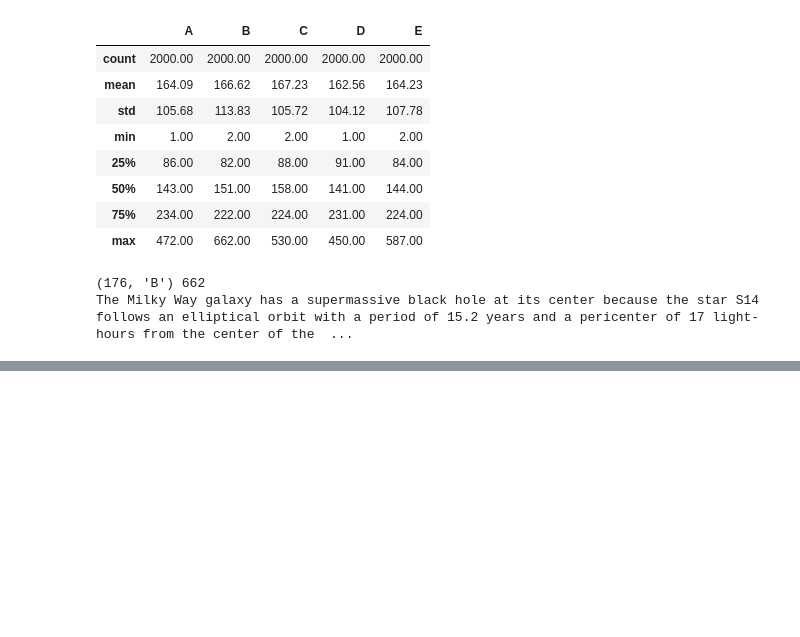
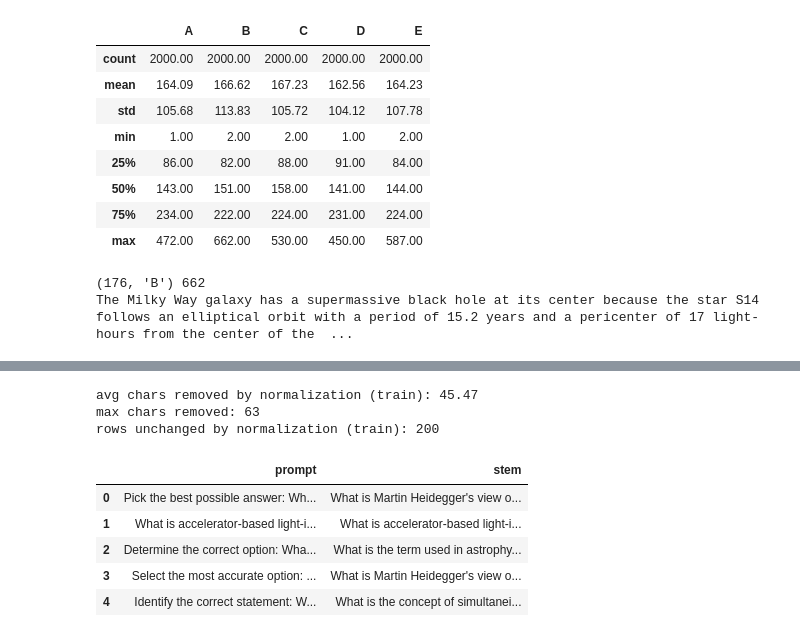
Before and after one commit to 23f2001849/dl-genai-t22026-23f2001849, a Jupyter notebook: notebooks/m1_eda.ipynb, the cells around one changed output, grey strips where cells are left out. Cells and saved outputs as stored; diff of their text form; code cells hidden in the pictures; blank space fills up the shorter version.

```diff
--- a/notebooks/m1_eda.ipynb
+++ b/notebooks/m1_eda.ipynb
@@ -78,0 +165,19 @@ The Milky Way galaxy has a supermassive black hole at its center because the sta
+# %%
+# attach normalized_stem column to train and test
+train["stem"] = train["prompt"].apply(normalize_stem)
+test["stem"] = test["prompt"].apply(normalize_stem)
+deltas = train["prompt"].str.len() - train["stem"].str.len()
+print("avg chars removed by normalization (train):", round(deltas.mean(), 2))
+print("max chars removed:", int(deltas.max()))
+print("rows unchanged by normalization (train):", int((deltas == 0).sum()))
+train[["prompt", "stem"]].head()
+# %% [output]
+avg chars removed by normalization (train): 45.47
+max chars removed: 63
+rows unchanged by normalization (train): 200
+|  | prompt | stem |
+| 0 | Pick the best possible answer: Wh... | What is Martin Heidegger's view o... |
+| 1 | What is accelerator-based light-i... | What is accelerator-based light-i... |
+| 2 | Determine the correct option: Wha... | What is the term used in astrophy... |
+| 3 | Select the most accurate option: ... | What is Martin Heidegger's view o... |
+| 4 | Identify the correct statement: W... | What is the concept of simultanei... |
```
Also changed, not shown: parts of 5 cells of this notebook.
